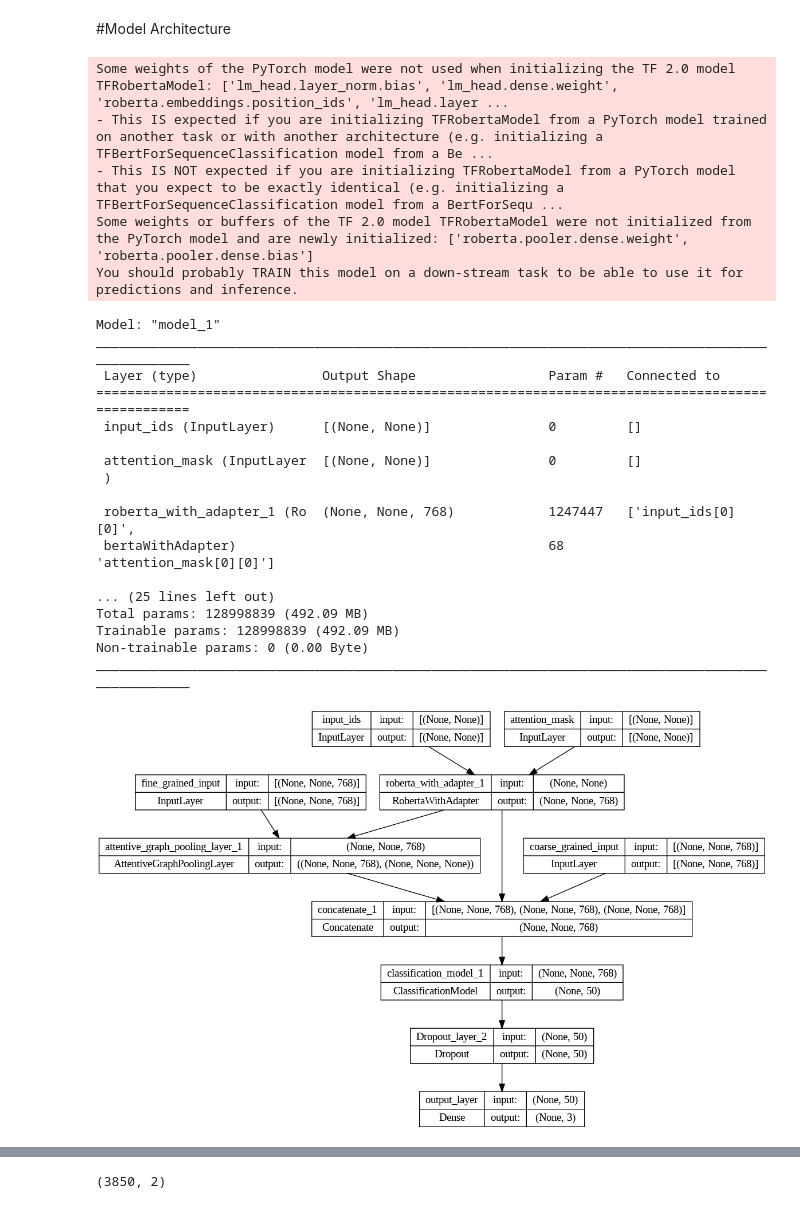
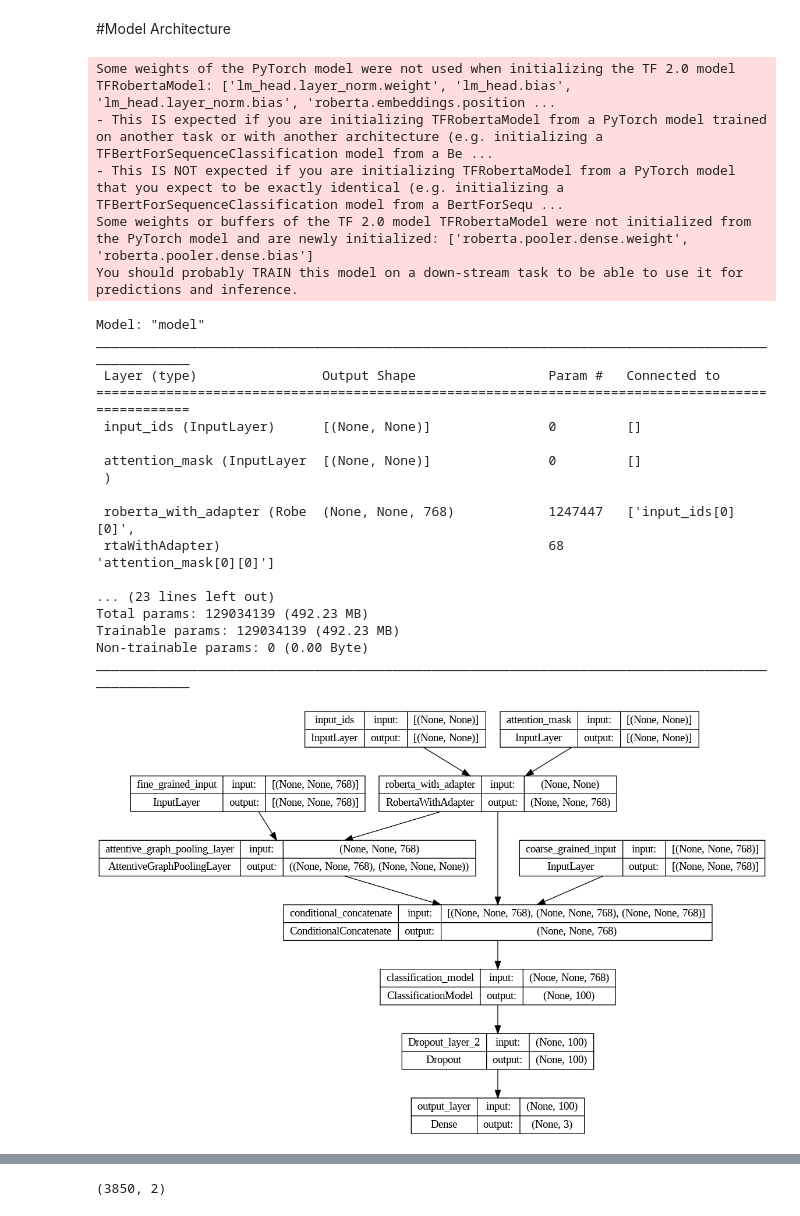
Before and after one commit to nilesh2gupta/UBC_project, a Jupyter notebook: Combining_models.ipynb, the cells around one changed output, grey strips where cells are left out. Cells and saved outputs as stored; diff of their text form; code cells hidden in the pictures.

```diff
--- a/Combining_models.ipynb
+++ b/Combining_models.ipynb
@@ -241,11 +249,10 @@ def plot_graphs(kg_builder):
 # %%
 import tensorflow as tf
 from transformers import TFRobertaModel, RobertaTokenizer
-from tensorflow.keras.layers import Input, Conv1D, MaxPooling1D, Bidirectional, LSTM, Dense, Dropout, GlobalMaxPooling1D, Concatenate
+from tensorflow.keras.layers import Input, Conv1D, MaxPooling1D, Bidirectional, LSTM, Dense, Dropout, GlobalMaxPooling1D, Concatenate, Layer
 from tensorflow.keras.models import Model
 from tensorflow.keras.optimizers import Nadam
 from tensorflow.keras.utils import plot_model
-import numpy as np
 
 model_name = 'roberta-base'
 tokenizer = RobertaTokenizer.from_pretrained(model_name)
@@ -258,9 +265,9 @@ class ClassificationModel(tf.keras.Model):
         self.bilstm = Bidirectional(LSTM(100, return_sequences=True), name='BiLSTM_layer')
         self.attention = tf.keras.layers.Attention(name='Attention_layer')
         self.global_max_pooling = GlobalMaxPooling1D(name='Attention_Pooling_layer')
-        self.dense1 = Dense(100, activation='relu', name='Dense_layer_1')
+        self.dense1 = Dense(200, activation='relu', name='Dense_layer_1')
         self.dropout1 = Dropout(0.6, name='Dropout_layer_1')
-        self.dense2 = Dense(50, activation='relu', name='Dense_layer_2')
+        self.dense2 = Dense(100, activation='relu', name='Dense_layer_2')
 
     def call(self, inputs):
         x = self.conv1d(inputs)
@@ -317,6 +324,28 @@ class AttentiveGraphPoolingLayer(tf.keras.layers.Layer):
 
         return attended_values, attn_weights
 
+class CheckAllZero(Layer):
+    def __init__(self, **kwargs):
+        super(CheckAllZero, self).__init__(**kwargs)
+
+    def call(self, inputs):
+        return tf.reduce_all(tf.equal(inputs, 0), axis=None, keepdims=False)
+
+class ConditionalConcatenate(Layer):
+    def __init__(self, **kwargs):
+        super(ConditionalConcatenate, self).__init__(**kwargs)
+
+    def call(self, tensors):
+        tensor_to_concatenate = []
+        for tensor in tensors:
+            all_zero = CheckAllZero()(tensor)
+            if not tf.reduce_any(all_zero):
+                tensor_to_concatenate.append(tensor)
+
+        if len(tensor_to_concatenate) == 0:
+            raise ValueError("No tensors to concatenate. Ensure at least one tensor is non-zero.")
+
+        return Concatenate(axis=1)(tensor_to_concatenate)
 
 input_ids = Input(shape=(None,), dtype=tf.int32, name='input_ids')
 attention_mask = Input(shape=(None,), dtype=tf.int32, name='attention_mask')
@@ -331,44 +360,46 @@ class_model = ClassificationModel(max_sequence_length=max_seq, combined_embeddin
 roberta_output = roberta_with_adapter(input_ids=input_ids, attention_mask=attention_mask)
 attention_output, _ = attention_layer(fine_grained_input, roberta_output)
 
+# Use the custom ConditionalConcatenate layer
+concatenated_input = ConditionalConcatenate()([roberta_output, attention_output, coarse_grained_input])
 
-concatenated_input = Concatenate(axis=1)([roberta_output, attention_output, coarse_grained_input])
-
+# Define the output layer
 output_layer = class_model(concatenated_input)
 dropout2 = Dropout(0.5, name='Dropout_layer_2')(output_layer)
 output_layer = Dense(3, activation='softmax', name='output_layer')(dropout2)
 
+# Define and compile the final model
 final_model = Model(inputs=[input_ids, attention_mask, fine_grained_input, coarse_grained_input], outputs=output_layer)
 
 loss_fn = tf.keras.losses.SparseCategoricalCrossentropy()
 final_model.compile(optimizer=Nadam(learning_rate=0.001), loss=loss_fn, metrics=['accuracy'])
 
 final_model.summary()
 plot_model(final_model, to_file='model_plot.png', show_shapes=True, show_layer_names=True)
 # %% [output]
-Some weights of the PyTorch model were not used when initializing the TF 2.0 model TFRobertaModel: ['lm_head.layer_norm.bias', 'lm_head.dense.weight', 'roberta.embeddings.position_ids', 'lm_head.layer ...
+Some weights of the PyTorch model were not used when initializing the TF 2.0 model TFRobertaModel: ['lm_head.layer_norm.weight', 'lm_head.bias', 'lm_head.layer_norm.bias', 'roberta.embeddings.position ...
 - This IS expected if you are initializing TFRobertaModel from a PyTorch model trained on another task or with another architecture (e.g. initializing a TFBertForSequenceClassification model from a Be ...
 - This IS NOT expected if you are initializing TFRobertaModel from a PyTorch model that you expect to be exactly identical (e.g. initializing a TFBertForSequenceClassification model from a BertForSequ ...
 Some weights or buffers of the TF 2.0 model TFRobertaModel were not initialized from the PyTorch model and are newly initialized: ['roberta.pooler.dense.weight', 'roberta.pooler.dense.bias']
 You should probably TRAIN this model on a down-stream task to be able to use it for predictions and inference.
-Model: "model_1"
+Model: "model"
 __________________________________________________________________________________________________
  Layer (type)                Output Shape                 Param #   Connected to
 ==================================================================================================
  input_ids (InputLayer)      [(None, None)]               0         []
 
  attention_mask (InputLayer  [(None, None)]               0         []
  )
 
- roberta_with_adapter_1 (Ro  (None, None, 768)            1247447   ['input_ids[0][0]',
- bertaWithAdapter)                                        68         'attention_mask[0][0]']
+ roberta_with_adapter (Robe  (None, None, 768)            1247447   ['input_ids[0][0]',
+ rtaWithAdapter)                                          68         'attention_mask[0][0]']
 
-... (25 lines left out)
-Total params: 128998839 (492.09 MB)
-Trainable params: 128998839 (492.09 MB)
+... (23 lines left out)
+Total params: 129034139 (492.23 MB)
+Trainable params: 129034139 (492.23 MB)
 Non-trainable params: 0 (0.00 Byte)
 __________________________________________________________________________________________________
-[figure, old version]
+[figure, new version]
 # %%
 import pandas as pd
 df = pd.read_csv('/content/drive/MyDrive/UBC_project/cleaned_data_no_special_characters.csv' ,encoding='utf-8')
```
Also changed, not shown: parts of 4 cells of this notebook.
